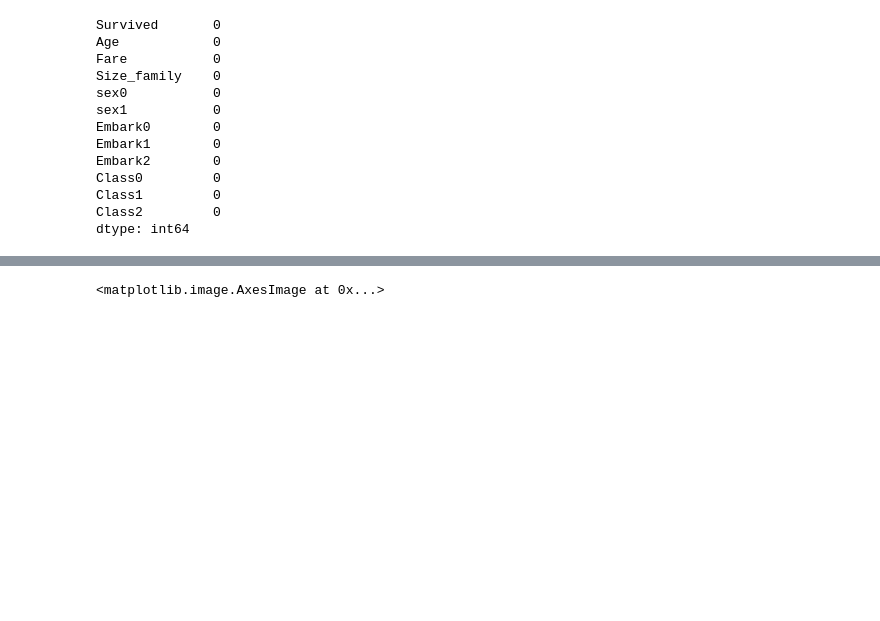
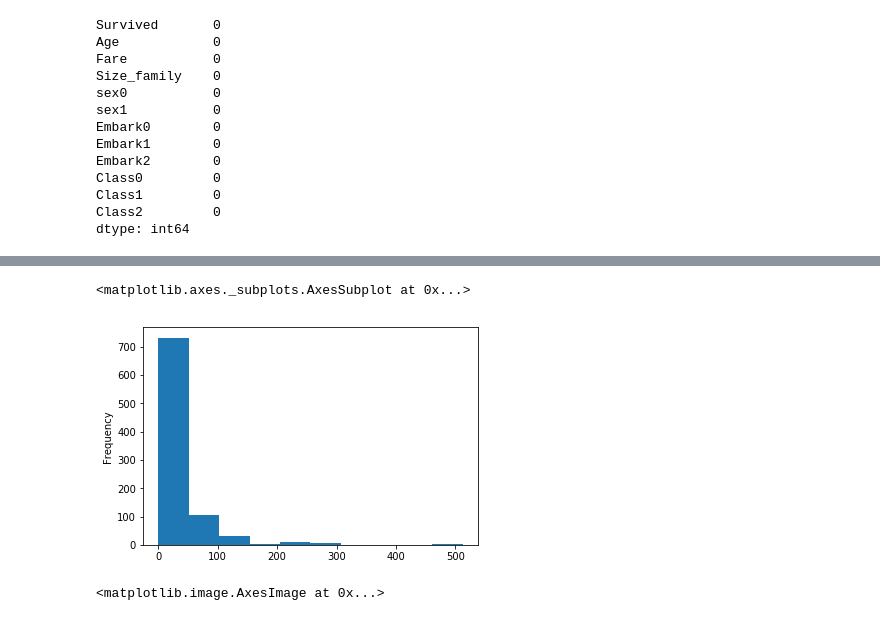
Before and after one commit to Jaquedonin/ProvaIA, a Jupyter notebook: Questao_Um/Questao_1.ipynb, the cells around one changed output, grey strips where cells are left out. Drawn from its saved outputs; the diff is of its cells as text; code cells hidden in the pictures; blank space fills up the shorter version.

```diff
--- a/Questao_Um/Questao_1.ipynb
+++ b/Questao_Um/Questao_1.ipynb
@@ -305,3 +310,8 @@ dtype: int64
+# %%
+dataset_train['Fare'].plot(kind='hist')
+# %% [output]
+<matplotlib.axes._subplots.AxesSubplot at 0x...>
+[figure, added]
 # %%
 plt.matshow(dataset_train.corr())
 # %% [output]
```
Also changed, not shown: parts of 19 cells of this notebook, 8 other files.
